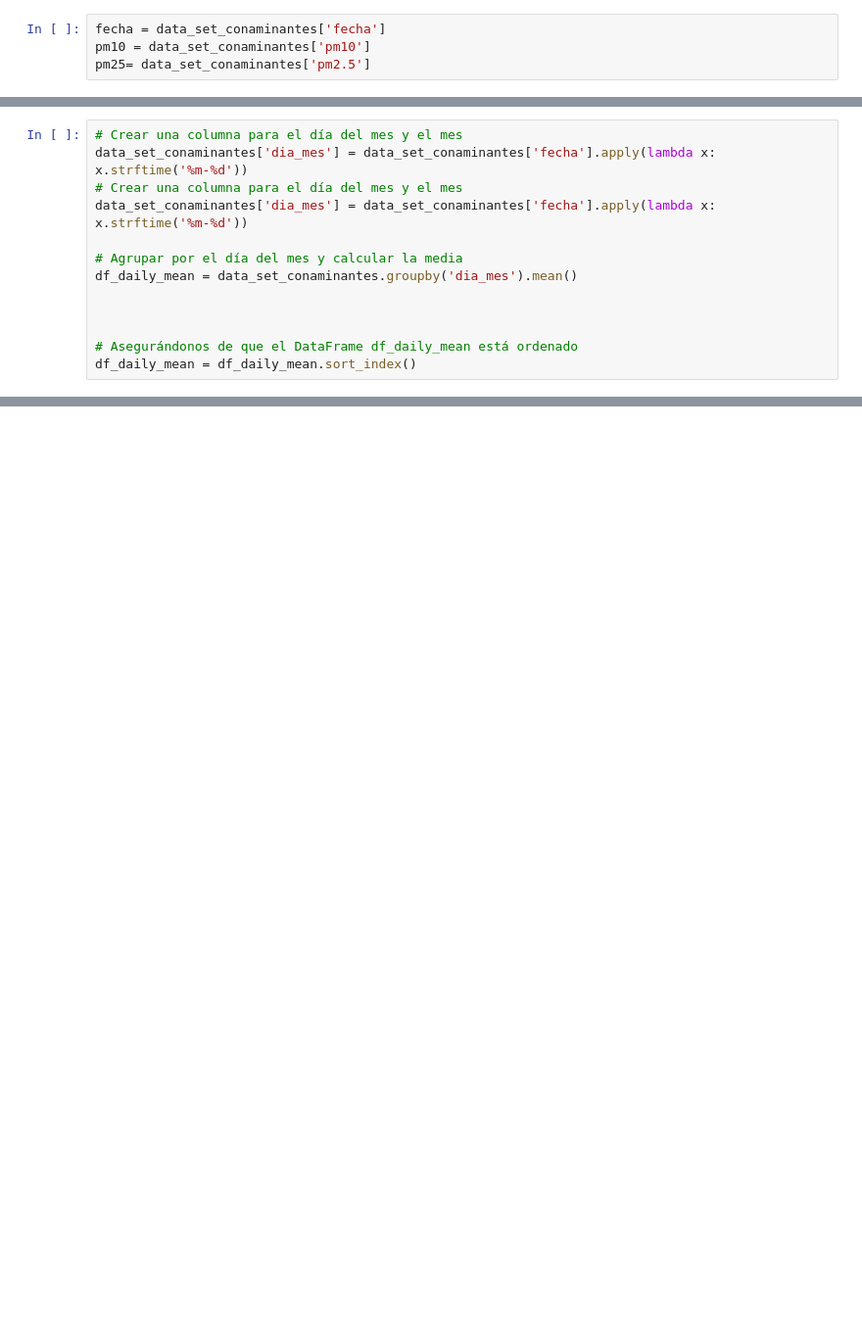
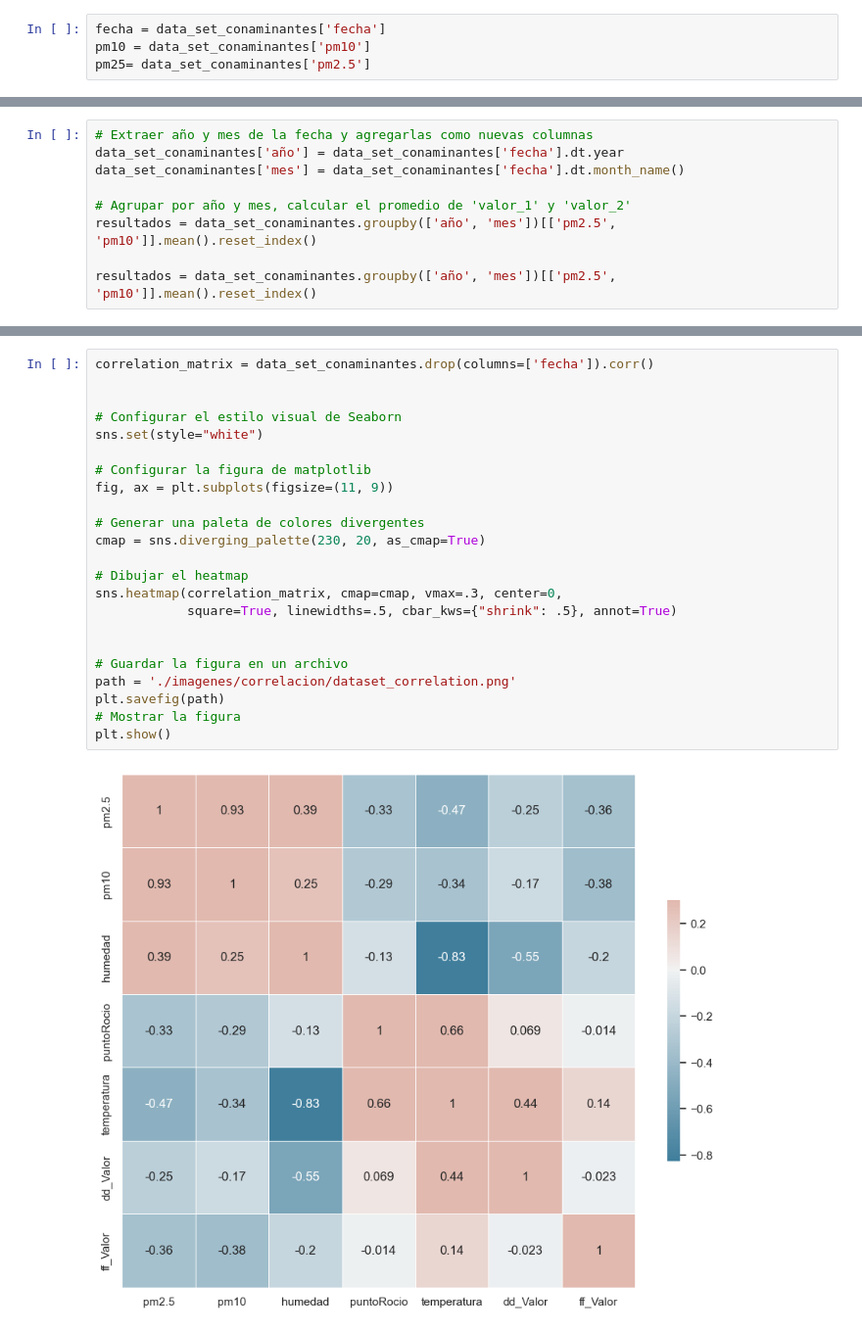
Before and after one commit to OmarMerino/Particulas_contaminantes_chillan, a Jupyter notebook: notebooks/explore/explore_dataset.ipynb, the cells around one changed output, grey strips where cells are left out. Shown: that part at 98% size. Cells and saved outputs as stored; diff of their text form; blank space fills up the shorter version.

Commit message:
analisis exploratorio
heatmap +  evolucion mensual x año

```diff
--- a/notebooks/explore/explore_dataset.ipynb
+++ b/notebooks/explore/explore_dataset.ipynb
@@ -35,14 +40,10 @@ plt.show()
-# %%
-# Crear una columna para el día del mes y el mes
-data_set_conaminantes['dia_mes'] = data_set_conaminantes['fecha'].apply(lambda x: x.strftime('%m-%d'))
-# Crear una columna para el día del mes y el mes
-data_set_conaminantes['dia_mes'] = data_set_conaminantes['fecha'].apply(lambda x: x.strftime('%m-%d'))
-
-# Agrupar por el día del mes y calcular la media
-df_daily_mean = data_set_conaminantes.groupby('dia_mes').mean()
-
-
-
-# Asegurándonos de que el DataFrame df_daily_mean está ordenado
-df_daily_mean = df_daily_mean.sort_index()
+# %%
+# Extraer año y mes de la fecha y agregarlas como nuevas columnas
+data_set_conaminantes['año'] = data_set_conaminantes['fecha'].dt.year
+data_set_conaminantes['mes'] = data_set_conaminantes['fecha'].dt.month_name()
+
+# Agrupar por año y mes, calcular el promedio de 'valor_1' y 'valor_2'
+resultados = data_set_conaminantes.groupby(['año', 'mes'])[['pm2.5', 'pm10']].mean().reset_index()
+
+resultados = data_set_conaminantes.groupby(['año', 'mes'])[['pm2.5', 'pm10']].mean().reset_index()
 # %%
@@ -75,0 +93,25 @@ for i, mes in enumerate(meses):
+# %%
+correlation_matrix = data_set_conaminantes.drop(columns=['fecha']).corr()
+
+
+# Configurar el estilo visual de Seaborn
+sns.set(style="white")
+
+# Configurar la figura de matplotlib
+fig, ax = plt.subplots(figsize=(11, 9))
+
+# Generar una paleta de colores divergentes
+cmap = sns.diverging_palette(230, 20, as_cmap=True)
+
+# Dibujar el heatmap
+sns.heatmap(correlation_matrix, cmap=cmap, vmax=.3, center=0,
+            square=True, linewidths=.5, cbar_kws={"shrink": .5}, annot=True)
+
+
+# Guardar la figura en un archivo
+path = './imagenes/correlacion/dataset_correlation.png'
+plt.savefig(path)
+# Mostrar la figura
+plt.show()
+# %% [output]
+[figure, added]
```
Also changed, not shown: parts of 4 cells of this notebook, 26 other files.
